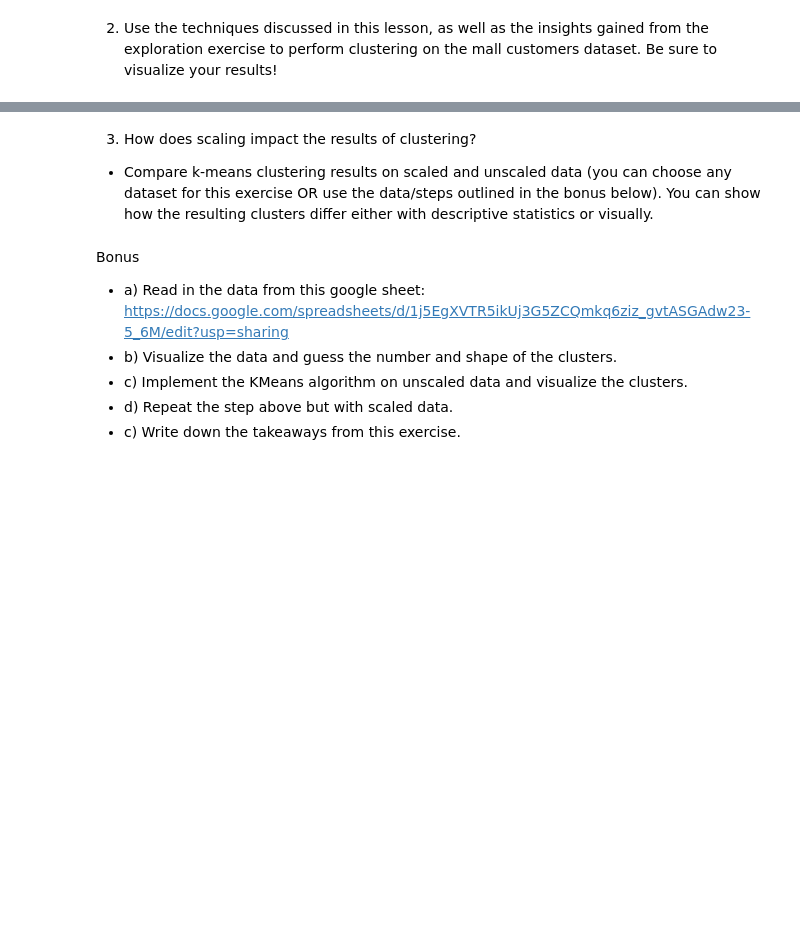
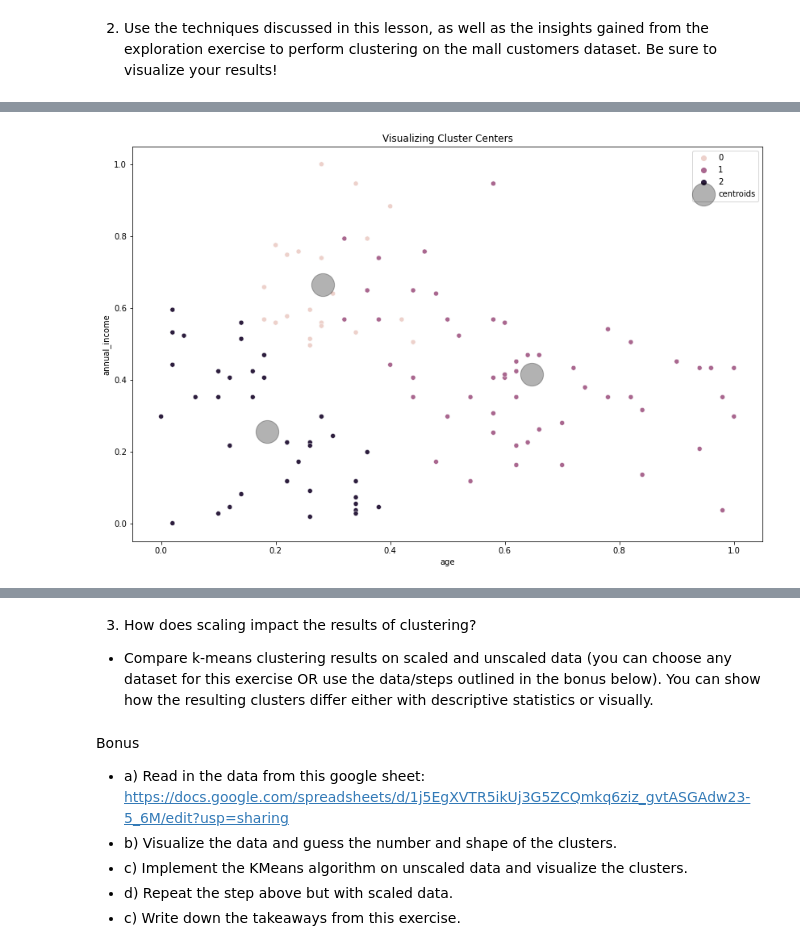
Before and after one commit to Tyler-Applegate/clustering-exercises, a Jupyter notebook: modeling.ipynb, the cells around one changed output, grey strips where cells are left out. Cells and saved outputs as stored; diff of their text form; code cells hidden in the pictures; blank space fills up the shorter version.

```diff
--- a/modeling.ipynb
+++ b/modeling.ipynb
@@ -245,0 +415,5 @@ for ax, k in zip(axs.ravel(), range(2, 6)):
+# %%
+# make a new column names cluster in iris and X_scaled dataframe
+train_scaled['cluster'] = kmeans.predict(X)
+
+X['cluster'] = kmeans.predict(X)
@@ -245,0 +428,4 @@ for ax, k in zip(axs.ravel(), range(2, 6)):
+# %%
+# Centriods for unscaled data?
+centroids = train_scaled.groupby('cluster')['age', 'annual_income', 'spending_score'].mean()
+centroids
@@ -245,0 +438,19 @@ for ax, k in zip(axs.ravel(), range(2, 6)):
+# %%
+# lets visualize the clusters along with the centers on scaled data.
+
+plt.figure(figsize=(14, 9))
+
+# scatter plot of data with hue for cluster
+sns.scatterplot(x = 'age', y = 'annual_income', data = X, hue = 'cluster')
+
+# plot cluster centers (centroids)
+centroids.plot.scatter(x= 'age', y = 'annual_income',
+                              ax = plt.gca(),
+                              s = 800, color = 'k',
+                              alpha = 0.3,
+                              label = 'centroids')
+
+plt.title('Visualizing Cluster Centers')
+plt.legend();
+# %% [output]
+[figure, added]
```
Also changed, not shown: parts of 60 cells of this notebook, 2 other files.
